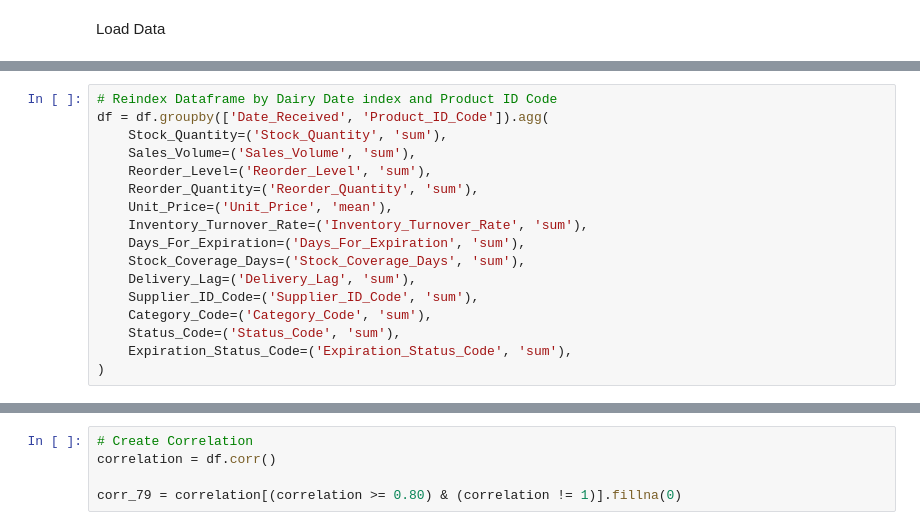
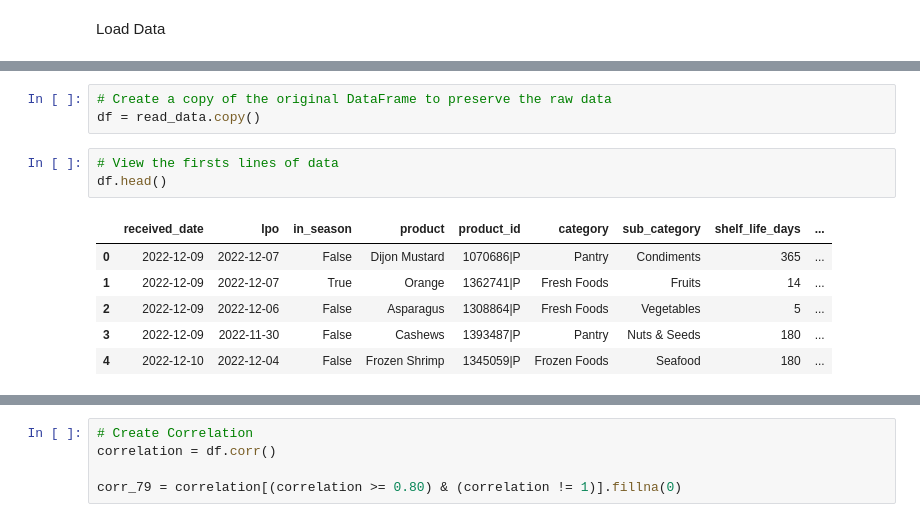
Before and after one commit to rbalbinotti/smart-supply-chain-ai, a Jupyter notebook: notebooks/03-Feature_Engineering_TS.ipynb, the cells around one changed output, grey strips where cells are left out. Drawn from its saved outputs; the diff is of its cells as text.

```diff
--- a/notebooks/03-Feature_Engineering_TS.ipynb
+++ b/notebooks/03-Feature_Engineering_TS.ipynb
@@ -73,17 +41,13 @@ memory usage: 85.2 KB
-# %%
-# Reindex Dataframe by Dairy Date index and Product ID Code
-df = df.groupby(['Date_Received', 'Product_ID_Code']).agg(
-    Stock_Quantity=('Stock_Quantity', 'sum'),
-    Sales_Volume=('Sales_Volume', 'sum'),
-    Reorder_Level=('Reorder_Level', 'sum'),
-    Reorder_Quantity=('Reorder_Quantity', 'sum'),
-    Unit_Price=('Unit_Price', 'mean'),
-    Inventory_Turnover_Rate=('Inventory_Turnover_Rate', 'sum'),
-    Days_For_Expiration=('Days_For_Expiration', 'sum'),
-    Stock_Coverage_Days=('Stock_Coverage_Days', 'sum'),
-    Delivery_Lag=('Delivery_Lag', 'sum'),
-    Supplier_ID_Code=('Supplier_ID_Code', 'sum'),
-    Category_Code=('Category_Code', 'sum'),
-    Status_Code=('Status_Code', 'sum'),
-    Expiration_Status_Code=('Expiration_Status_Code', 'sum'),
-)
+# %%
+# Create a copy of the original DataFrame to preserve the raw data
+df = read_data.copy()
+# %%
+# View the firsts lines of data
+df.head()
+# %% [output]
+|  | received_date | lpo | in_season | product | product_id | category | sub_category | shelf_life_days | ... |
+| 0 | 2022-12-09 | 2022-12-07 | False | Dijon Mustard | 1070686|P | Pantry | Condiments | 365 | ... |
+| 1 | 2022-12-09 | 2022-12-07 | True | Orange | 1362741|P | Fresh Foods | Fruits | 14 | ... |
+| 2 | 2022-12-09 | 2022-12-06 | False | Asparagus | 1308864|P | Fresh Foods | Vegetables | 5 | ... |
+| 3 | 2022-12-09 | 2022-11-30 | False | Cashews | 1393487|P | Pantry | Nuts & Seeds | 180 | ... |
+| 4 | 2022-12-10 | 2022-12-04 | False | Frozen Shrimp | 1345059|P | Frozen Foods | Seafood | 180 | ... |
```
Also changed, not shown: parts of 72 cells of this notebook.
